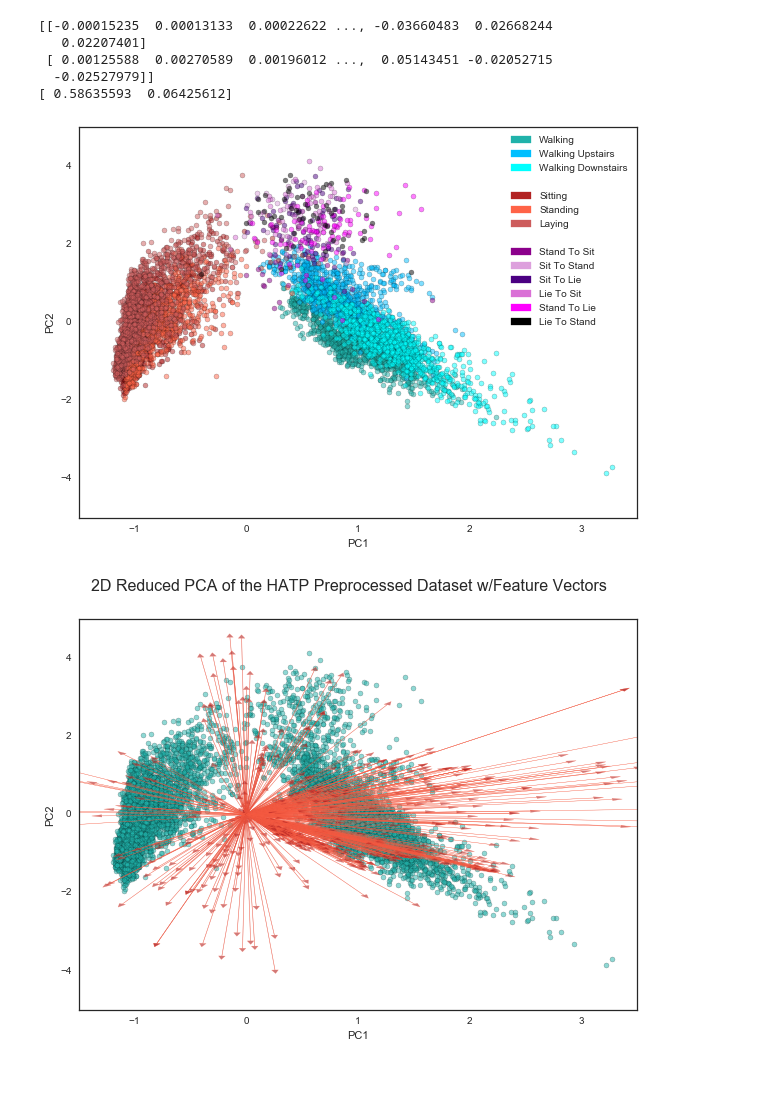
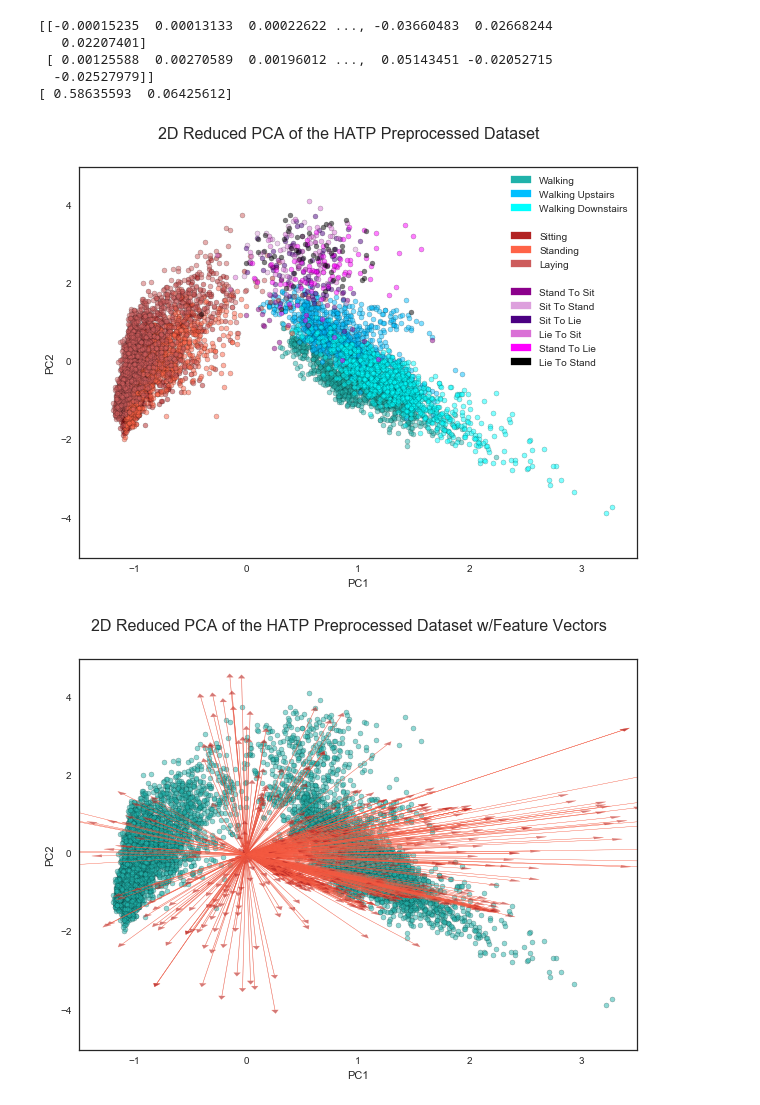
Before and after one commit to todddangerfarr/mlnd-p5-capstone-wearables-activity-tracking, a Jupyter notebook: human-activities-and-postural-transitions.ipynb, the cells around one changed output. Saved outputs shown, nothing was run; the diff lists cells and outputs as text; code cells hidden in the pictures; blank space fills up the shorter version.

```diff
--- a/human-activities-and-postural-transitions.ipynb
+++ b/human-activities-and-postural-transitions.ipynb
@@ -310,35 +310,35 @@ cleaned_activities = [re.sub('[^A-Za-z\s]', ' ', x.split()[1]).title() for x in
 
 # Inital plot of Activity 1
 ax = pd.DataFrame(pca_2.transform(X_train[y_train['activity'] == 1]), columns=['PC1', 'PC2']).plot(
         kind='scatter', x='PC1', y='PC2', figsize=(10, 7), s=25.0,
         alpha=0.5, color='lightseagreen', ylim=[-5, 5], xlim=[-1.5, 3.5])
 
 # colors
 colors = ['lightseagreen', 'deepskyblue', 'cyan', 'firebrick', 'tomato', 'indianred',
           'darkmagenta', 'plum', 'indigo', 'orchid', 'fuchsia', 'black']
 
 for i, color in enumerate(colors[1:]):
     pd.DataFrame(pca_2.transform(X_train[y_train['activity'] == (i + 2)]), columns=['PC1', 'PC2']).plot(
             kind='scatter', x='PC1', y='PC2', figsize=(10, 7), s=25.0,
             alpha=0.5, color=color, ylim=[-5, 5], xlim=[-1.5, 3.5], ax=ax)
 
 
 colors_modified = list(colors)
 colors_modified.insert(3, 'white')
 cleaned_activities.insert(3, '')
 colors_modified.insert(7, 'white')
 cleaned_activities.insert(7, '')
 
 mpat_list = []
 for i, color in enumerate(colors_modified):
     mpat_list.append(mpatches.Patch(color=color, label=cleaned_activities[i]))
 
-plt.suptitle
+plt.suptitle('2D Reduced PCA of the HATP Preprocessed Dataset', fontsize=16)
 plt.legend(handles = mpat_list)
 
 plt.show()
 # %% [output]
-[figure, old version]
+[figure, new version]
 # %%
 # plot 2d PCA with Feature vectors
 ax = pd.DataFrame(pca_2.transform(X_train), columns=['PC1', 'PC2']).plot(
```
Also changed, not shown: parts of 7 cells of this notebook, 3 other files.
